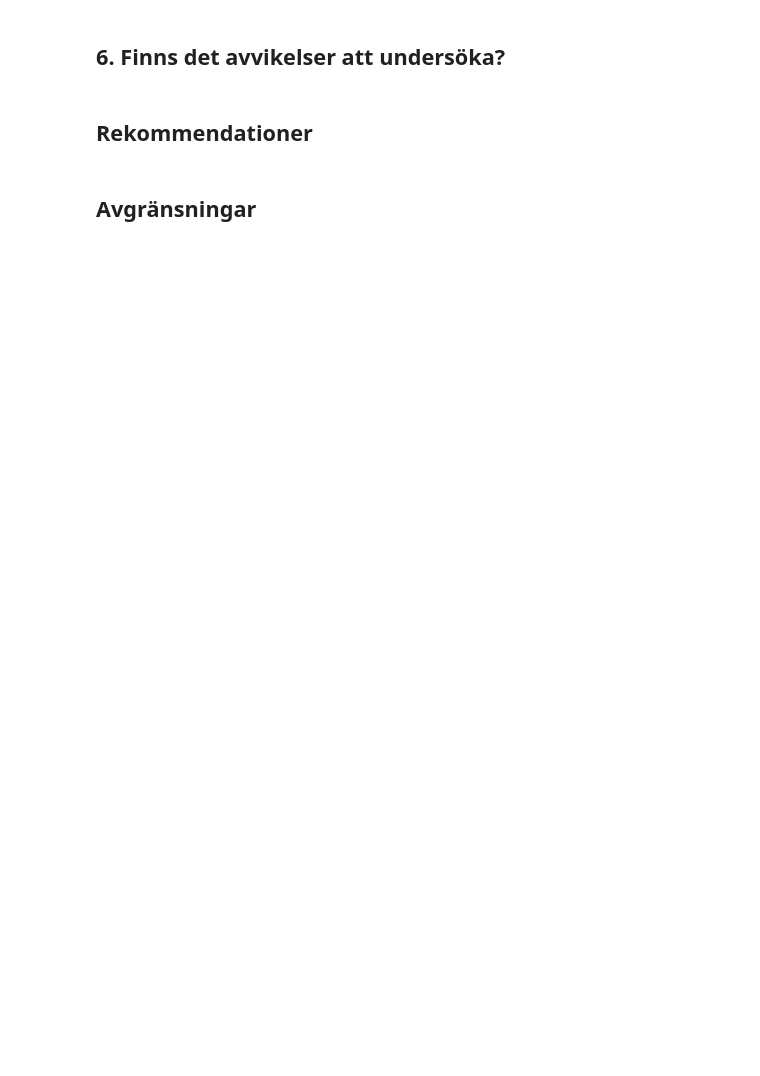
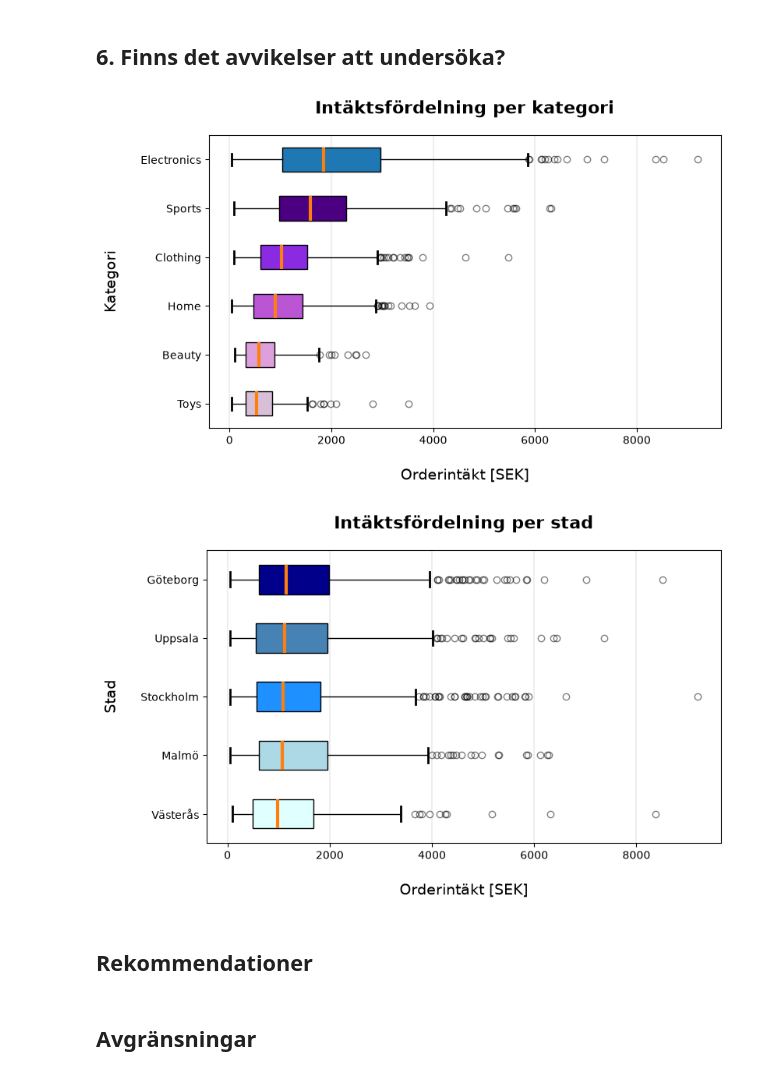
Before and after one commit to jmsedl22/grupp-2-ehandel, a Jupyter notebook: notebook/ecommerce_sales.ipynb, the cells around one changed output. Cells and saved outputs as stored; diff of their text form; code cells hidden in the pictures; blank space fills up the shorter version.

```diff
--- a/notebook/ecommerce_sales.ipynb
+++ b/notebook/ecommerce_sales.ipynb
@@ -82,5 +128,11 @@ display(top_categories)
 # %% [markdown]
 ## 6. Finns det avvikelser att undersöka?
+# %%
+analyzer.plot_revenue_distribution_category()
+analyzer.plot_revenue_distribution_city()
+# %% [output]
+[figure, added]
+[figure, added]
 # %% [markdown]
 ## Rekommendationer
 # %% [markdown]
```
Also changed, not shown: parts of 10 cells of this notebook.
